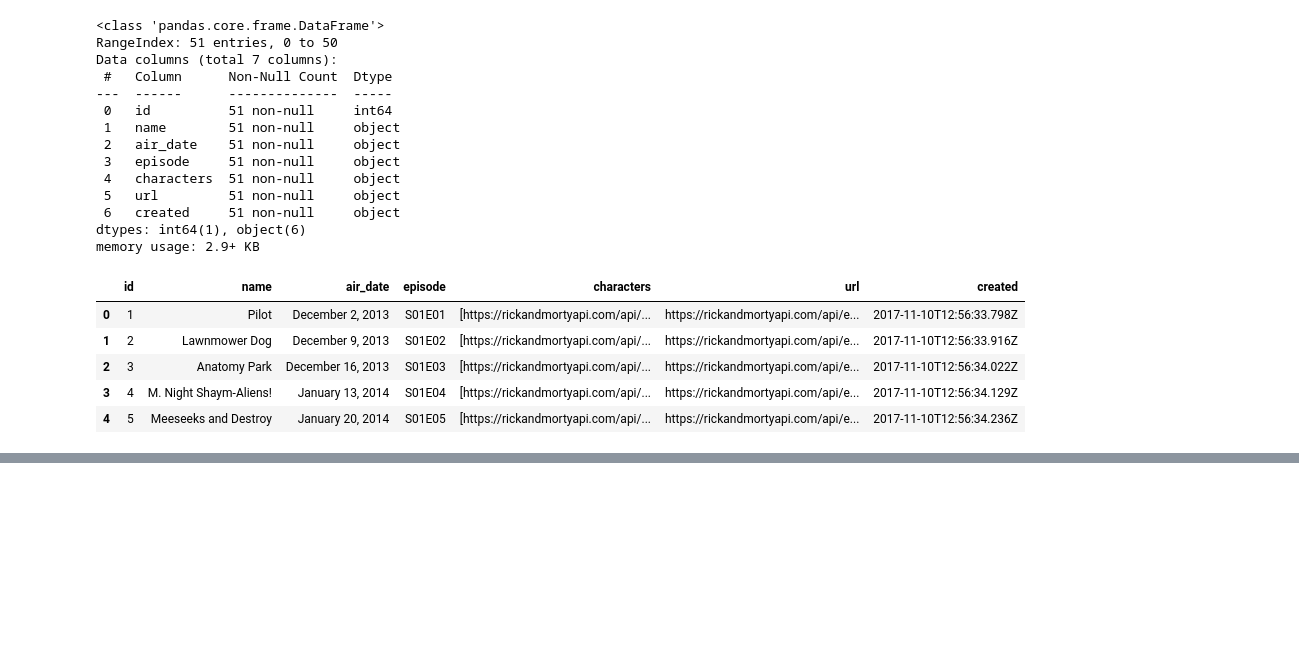
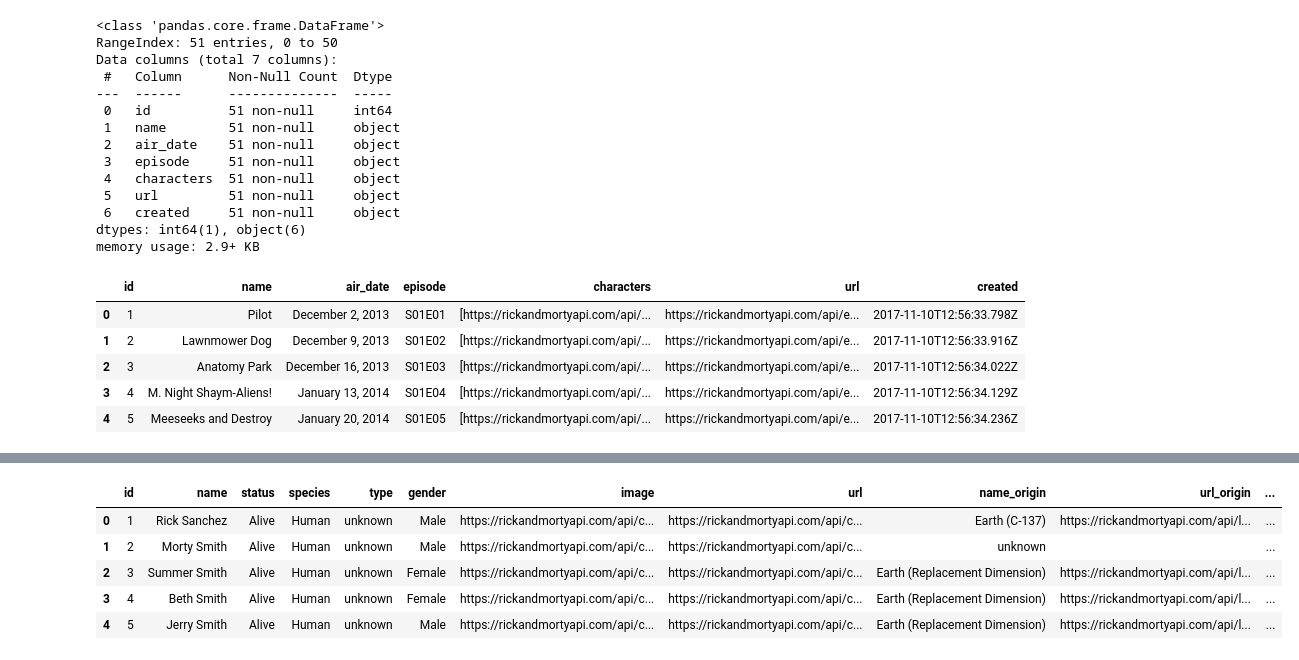
Before and after one commit to LarissaAllves/coder-house-python, a Jupyter notebook: projeto_final/rick-and-morty.ipynb, the cells around one changed output, grey strips where cells are left out. Saved outputs shown, nothing was run; the diff lists cells and outputs as text; code cells hidden in the pictures; blank space fills up the shorter version.

```diff
--- a/projeto_final/rick-and-morty.ipynb
+++ b/projeto_final/rick-and-morty.ipynb
@@ -34,8 +35,0 @@ alerta(3, "Base de Dados", "Teste")
-# %%
-def get_data_api(url):
-
-  response = requests.get(url)
-
-  if(response.status_code == 200):
-    data = response.json()
-    return data
@@ -43,7 +54,11 @@ def get_data_api(url):
 
 character_url_next = 'https://rickandmortyapi.com/api/character'
 
-get_data_api(character_url_next)
+base = character_url_next
+
+etapa = "Extração"
+
+get_data_api(character_url_next,base,etapa)
 # %% [output]
 {'info': {'count': 826,
   'pages': 42,
@@ -64,12 +79,14 @@ get_data_api(character_url_next)
    'created': '2017-11-04T22:34:53.659Z'}]}
 # %%
 def get_all_characters():
+    base = 'Characters'
+    etapa = ' Extração'
     character_url_next = 'https://rickandmortyapi.com/api/character'
 
     all_characters = []
 
     while character_url_next:
-        character_data = get_data_api(character_url_next)
+        character_data = get_data_api(character_url_next, base, etapa)
         character_url_next = character_data['info']['next']
         all_characters.extend(character_data['results'])
 
@@ -251,0 +290,29 @@ df_episodes.head()
+# %%
+#CHARACTER
+
+#se o type estiver vazio adiciona a string unknown
+df_characters["type"] = df_characters["type"].replace("", "unknown")
+
+#Separando os dados da coluna origin em 2 colunas
+df_characters["name_origin"] = df_characters["origin"].apply(lambda name_origin: name_origin.get("name"))
+df_characters["url_origin"] = df_characters["origin"].apply(lambda url_origin: url_origin.get("url") )
+
+#Separando os dados da coluna location em 2 colunas
+df_characters["location_name"] = df_characters["location"].apply(lambda location_name: location_name.get("name"))
+df_characters["url_location"] = df_characters["location"].apply(lambda url_location: url_location.get("url"))
+
+#Criando uma nova coluna com o total de episódios do personagem a partir do tamanho do array da coluna episode
+df_characters["total_episodes"] = df_characters["episode"].apply(len)
+
+#excluindo as colunas que não serão utilizadas
+df_characters = df_characters.drop(columns=["origin", "location", "created", "episode"])
+
+
+df_characters.head()
+# %% [output]
+|  | id | name | status | species | type | gender | image | url | name_origin | url_origin | ... |
+| 0 | 1 | Rick Sanchez | Alive | Human | unknown | Male | https://rickandmortyapi.com/api/c... | https://rickandmortyapi.com/api/c... | Earth (C-137) | https://rickandmortyapi.com/api/l... | ... |
+| 1 | 2 | Morty Smith | Alive | Human | unknown | Male | https://rickandmortyapi.com/api/c... | https://rickandmortyapi.com/api/c... | unknown |  | ... |
+| 2 | 3 | Summer Smith | Alive | Human | unknown | Female | https://rickandmortyapi.com/api/c... | https://rickandmortyapi.com/api/c... | Earth (Replacement Dimension) | https://rickandmortyapi.com/api/l... | ... |
+| 3 | 4 | Beth Smith | Alive | Human | unknown | Female | https://rickandmortyapi.com/api/c... | https://rickandmortyapi.com/api/c... | Earth (Replacement Dimension) | https://rickandmortyapi.com/api/l... | ... |
+| 4 | 5 | Jerry Smith | Alive | Human | unknown | Male | https://rickandmortyapi.com/api/c... | https://rickandmortyapi.com/api/c... | Earth (Replacement Dimension) | https://rickandmortyapi.com/api/l... | ... |
```
Also changed, not shown: parts of 12 cells of this notebook, 10 other files.
